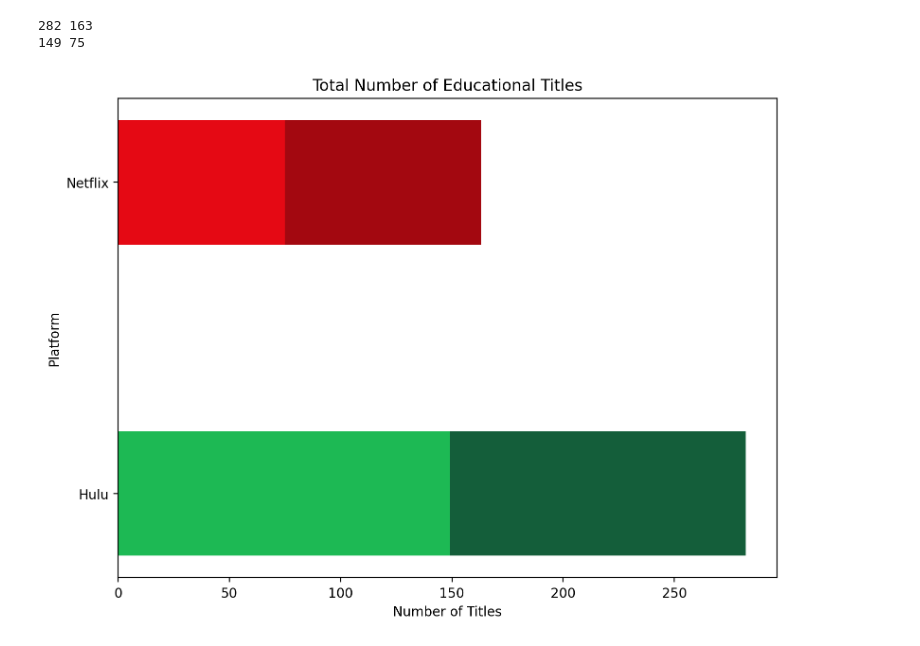
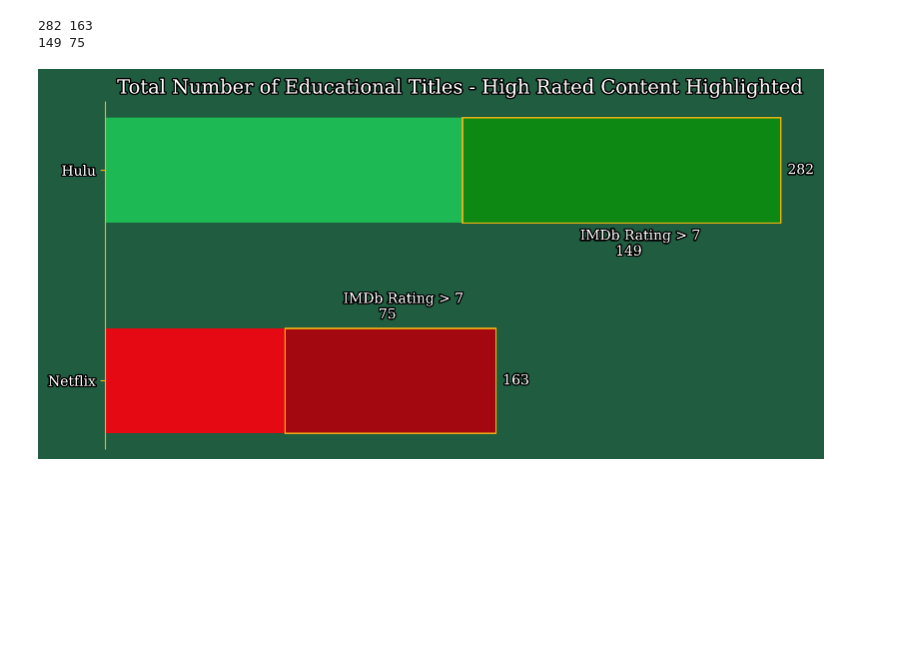
Before and after one commit to P-Panda1/msds593_group32, a Jupyter notebook: graphs1.ipynb, the cells around one changed output. Cells and saved outputs as stored; diff of their text form; code cells hidden in the pictures; blank space fills up the shorter version.

```diff
--- a/graphs1.ipynb
+++ b/graphs1.ipynb
@@ -160,9 +183,0 @@ NameError: name 'dfDocChecklist' is not defined
-# %%
-coutnries = ['United Kingdom', 'India', 'Canada', 'Spain', 'Germany', 'France']
-nCountryDic={}
-hCountryDic={}
-
-for i in coutnries:
-    hCountryDic[i] = len(dfHulu1500[[inCheck([i], x) for x in dfHulu1500["country"]]])
-    nCountryDic[i] = len(dfNetflix1500[[inCheck([i], x) for x in dfNetflix1500["country"]]])
-print(hCountryDic, nCountryDic)
@@ -278,36 +289,74 @@ print(len(dfHulu_edu[dfHulu_edu['IMDB_Rating'] > 7]), len(dfNetflix_edu[dfNetfli
 # %%
 hulu_edu_count = len(dfHulu_edu)
 netflix_edu_count = len(dfNetflix_edu)
 
 edu_counts = pd.DataFrame({
     'Platform': ['Hulu', 'Netflix'],
-    'Count': [hulu_edu_count, netflix_edu_count]
+    'Count': [hulu_edu_count, netflix_edu_count],
+    'Color': ['#1DB954', '#E50914']
 })
 
-edu_counts = edu_counts.sort_values(by='Count', ascending=False)
+edu_counts = edu_counts.sort_values(by='Count', ascending=True)
 
 hulu_edu_above_7 = len(dfHulu_edu[dfHulu_edu['IMDB_Rating'] > 7])
 netflix_edu_above_7 = len(dfNetflix_edu[dfNetflix_edu['IMDB_Rating'] > 7])
 
-fig, ax = plt.subplots(figsize=(8, 6))
-bars = ax.barh(edu_counts['Platform'], edu_counts['Count'], color=['#1DB954', '#E50914'], height=0.4)
+fig, ax = plt.subplots(figsize=(8, 4))
+bars = ax.barh(edu_counts['Platform'], edu_counts['Count'], color=edu_counts['Color'], height=0.5)
 
 colors = {
-    'Hulu': '#145e3a',
+    'Hulu': '#0d8913',
     'Netflix': '#a30810'
 }
 
 for bar, platform in zip(bars, edu_counts['Platform']):
     count_above_7 = hulu_edu_above_7 if platform == 'Hulu' else netflix_edu_above_7
     count_below_7 = edu_counts[edu_counts['Platform'] == platform]['Count'].values[0] - count_above_7
-    ax.barh(platform, count_below_7, color=colors[platform], height=0.4, left=count_above_7)
+    ax.barh(platform, count_below_7, color=colors[platform], edgecolor='#f7b512', height=0.5, left=count_above_7)
+    xpos = count_above_7 + count_below_7/3 + 5 if platform == 'Hulu' else count_above_7 + count_below_7/3 - 5
+    ypos = bar.get_y() - 0.1 if platform == 'Hulu' else bar.get_y() + 0.6
+    textRate = f"IMDb Rating > 7 \n        {int(count_above_7)}"
+    color = 'white'
+    text1 = ax.text(xpos, ypos, textRate, va='center', ha='left', color=color, fontsize=10, fontweight='normal', font = 'Serif')
+    text1.set_path_effects([path_effects.Stroke(linewidth=2, foreground='black'), path_effects.Normal()])
 
-ax.set_title('Total Number of Educational Titles')
-ax.set_xlabel('Number of Titles')
-ax.set_ylabel('Platform')
+
+for bar in bars:
+    xval = bar.get_width()
+    color = 'white'
+    text2 = ax.text(xval +3, bar.get_y() + bar.get_height()/2.0, int(xval), va='center', ha='left', color=color, fontsize=10, fontweight='normal', font = 'Serif')
+    text2.set_path_effects([path_effects.Stroke(linewidth=2, foreground='black'), path_effects.Normal()])
+
+
+ax.tick_params(axis='x', which='both', bottom=False, top=False, labelbottom=False)
+ax.tick_params(axis='y', colors='#f7b512')
+ax.set_xticklabels(ax.get_xticks(), color="white", font='Serif', rotation=0, path_effects=[
+                   plt.matplotlib.patheffects.withStroke(linewidth=2, foreground='black')])
+ax.set_yticklabels(edu_counts['Platform'], color="white", font='Serif', rotation=0, path_effects=[
+                   plt.matplotlib.patheffects.withStroke(linewidth=2, foreground='black')])
+
+ax.set_title('Total Number of Educational Titles - High Rated Content Highlighted',
+             color="white", font='Serif', size=14, path_effects=[plt.matplotlib.patheffects.withStroke(linewidth=2, foreground='black')])
+# ax.set_xlabel('Number of Titles')
+# ax.set_ylabel('Platform')
+
+fig.patch.set_facecolor('#205c40')
+ax.set_facecolor('#205c40')
+
+ax.spines['top'].set_color("#f7b512")
+ax.spines['top'].set_visible(False)
+
+ax.spines['bottom'].set_color("#f7b512")
+ax.spines['bottom'].set_visible(False)
+
+ax.spines['left'].set_color("#f7b512")
+# ax.spines['left'].set_visible(False)
+
+ax.spines['right'].set_color("#f7b512")
+ax.spines['right'].set_visible(False)
 
 plt.tight_layout()
 plt.show()
 # %% [output]
-[figure, old version]
+[figure, new version]
 # %%
```
Also changed, not shown: parts of 9 cells of this notebook.
